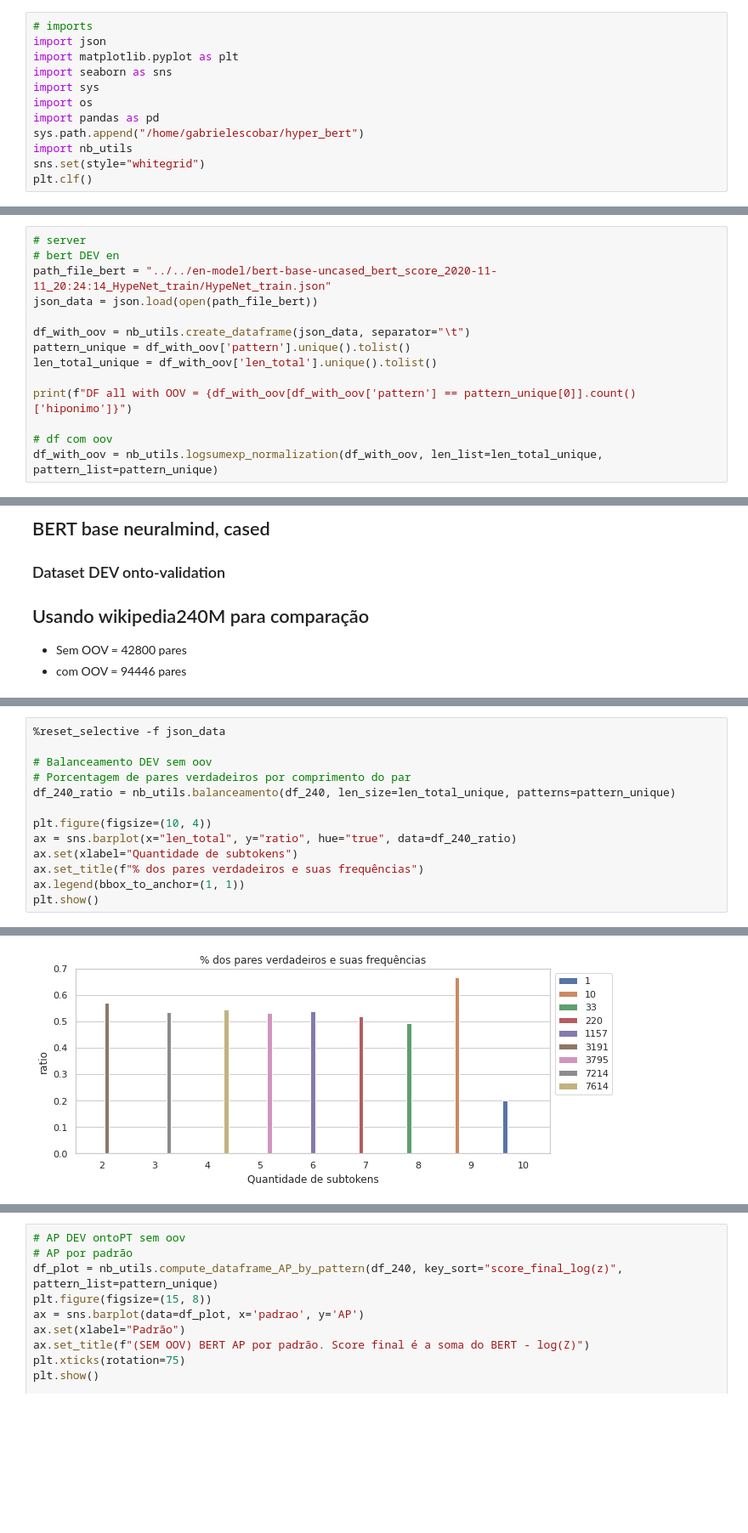
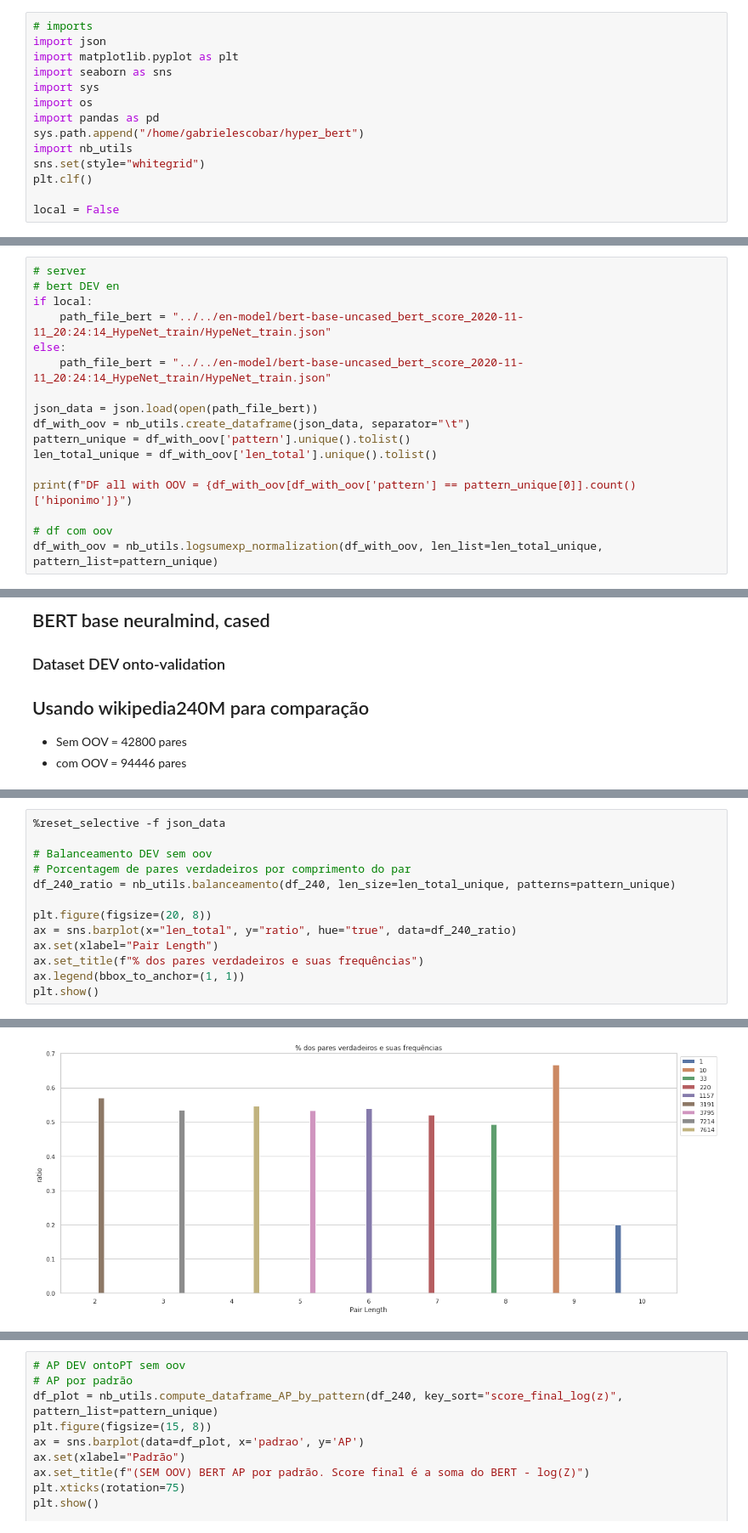
Before and after one commit to eraldoluis/hyper_bert, a Jupyter notebook: nb/ijcnn-nb/ijcnn.ipynb, the cells around one changed output, grey strips where cells are left out. Shown at 85% size. Drawn from its saved outputs; the diff is of its cells as text; blank space fills up the shorter version.

```diff
--- a/nb/ijcnn-nb/ijcnn.ipynb
+++ b/nb/ijcnn-nb/ijcnn.ipynb
@@ -13,14 +19,19 @@ sys.path.append("/home/gabrielescobar/hyper_bert")
 import nb_utils
 sns.set(style="whitegrid")
 plt.clf()
+
+local = False
 # %% [output]
 <Figure size 432x288 with 0 Axes>
 # %%
 # server
 # bert DEV en
-path_file_bert = "../../en-model/bert-base-uncased_bert_score_2020-11-11_20:24:14_HypeNet_train/HypeNet_train.json"
+if local:
+    path_file_bert = "../../en-model/bert-base-uncased_bert_score_2020-11-11_20:24:14_HypeNet_train/HypeNet_train.json"
+else:
+    path_file_bert = "../../en-model/bert-base-uncased_bert_score_2020-11-11_20:24:14_HypeNet_train/HypeNet_train.json"
+
 json_data = json.load(open(path_file_bert))
-
 df_with_oov = nb_utils.create_dataframe(json_data, separator="\t")
 pattern_unique = df_with_oov['pattern'].unique().tolist()
 len_total_unique = df_with_oov['len_total'].unique().tolist()
@@ -351,16 +441,16 @@ DF all with OOV = 94446
 # %%
 %reset_selective -f json_data
 
 # Balanceamento DEV sem oov
 # Porcentagem de pares verdadeiros por comprimento do par
 df_240_ratio = nb_utils.balanceamento(df_240, len_size=len_total_unique, patterns=pattern_unique)
 
-plt.figure(figsize=(10, 4))
+plt.figure(figsize=(20, 8))
 ax = sns.barplot(x="len_total", y="ratio", hue="true", data=df_240_ratio)
-ax.set(xlabel="Quantidade de subtokens")
+ax.set(xlabel="Pair Length")
 ax.set_title(f"% dos pares verdadeiros e suas frequências")
 ax.legend(bbox_to_anchor=(1, 1))
 plt.show()
 # %% [output]
 Balanceamento: [1, 11, 12, 13, 14, 15, 16, 17, 18, 19, 20, 21, 22, 23, 24, 25, 26, 27, 28, 29, 30] não está no dataframe!
-[figure, old version]
+[figure, new version]
```
Also changed, not shown: parts of 51 cells of this notebook.
